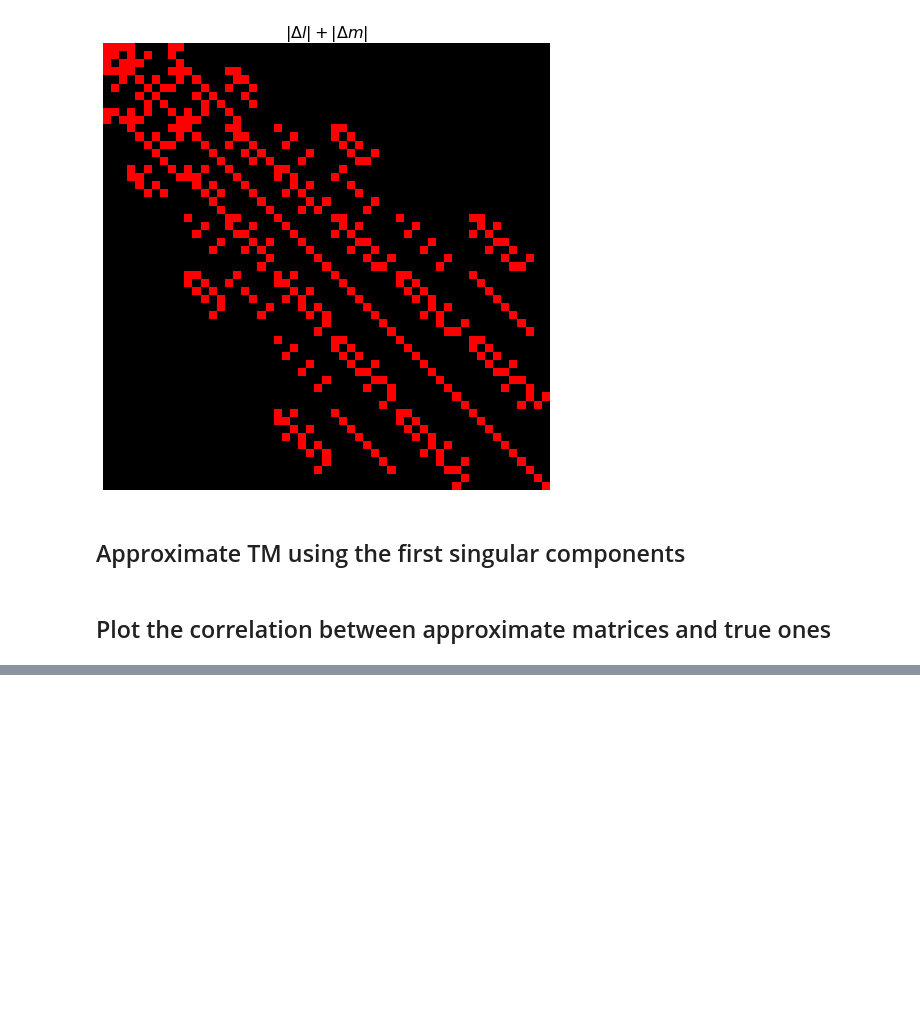
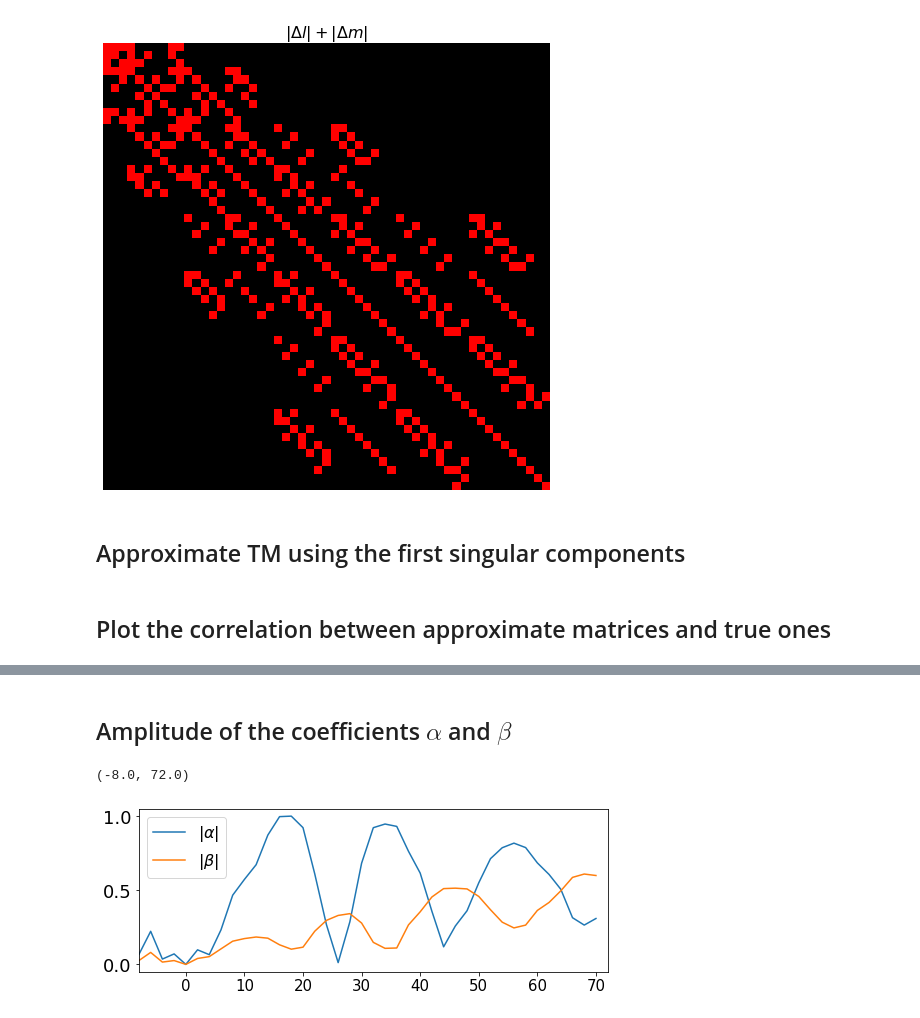
Before and after one commit to wavefrontshaping/article_MMF_disorder, a Jupyter notebook: Analysis/Analysis_Deformation.ipynb, the cells around one changed output, grey strips where cells are left out. Drawn from its saved outputs; the diff is of its cells as text; code cells hidden in the pictures; blank space fills up the shorter version.

```diff
--- a/Analysis/Analysis_Deformation.ipynb
+++ b/Analysis/Analysis_Deformation.ipynb
@@ -632 +640,26 @@ plt.legend((line1, line2), ['Fidelity', 'Energy'])
 [figure]
+# %% [markdown]
+## Amplitude of the coefficients $\alpha$ and $\beta$
+# %%
+alpha_coeffs = np.abs(np.diag(s)@v2)[0,:]
+beta_coeffs = np.abs(np.diag(s)@v2)[1,:]
+max_ab = np.max([np.max(alpha_coeffs), np.max(beta_coeffs)])
+# %%
+fig = plt.figure(figsize = (2.8*3,1*3))
+ax1 = fig.add_subplot(111)
+ax1.plot(dx[index_min_to_show:],
+         alpha_coeffs/max_ab,
+         label = r'$\|\alpha\|$')
+ax1.plot(dx[index_min_to_show:],
+         beta_coeffs/max_ab,
+         label = r'$\|\beta\|$')
+# ax1.vlines(dx[index_min_svd],0,1., 'r', linestyles = 'dashed')
+plt.legend()
+
+xticks = np.arange(0,80,10)
+ax1.set_xticks(xticks)
+ax1.set_xticklabels(xticks, fontsize = 15)
+ax1.set_xlim([-8,72])
+# %% [output]
+(-8.0, 72.0)
+[figure, added]
```
Also changed, not shown: parts of 7 cells of this notebook.
